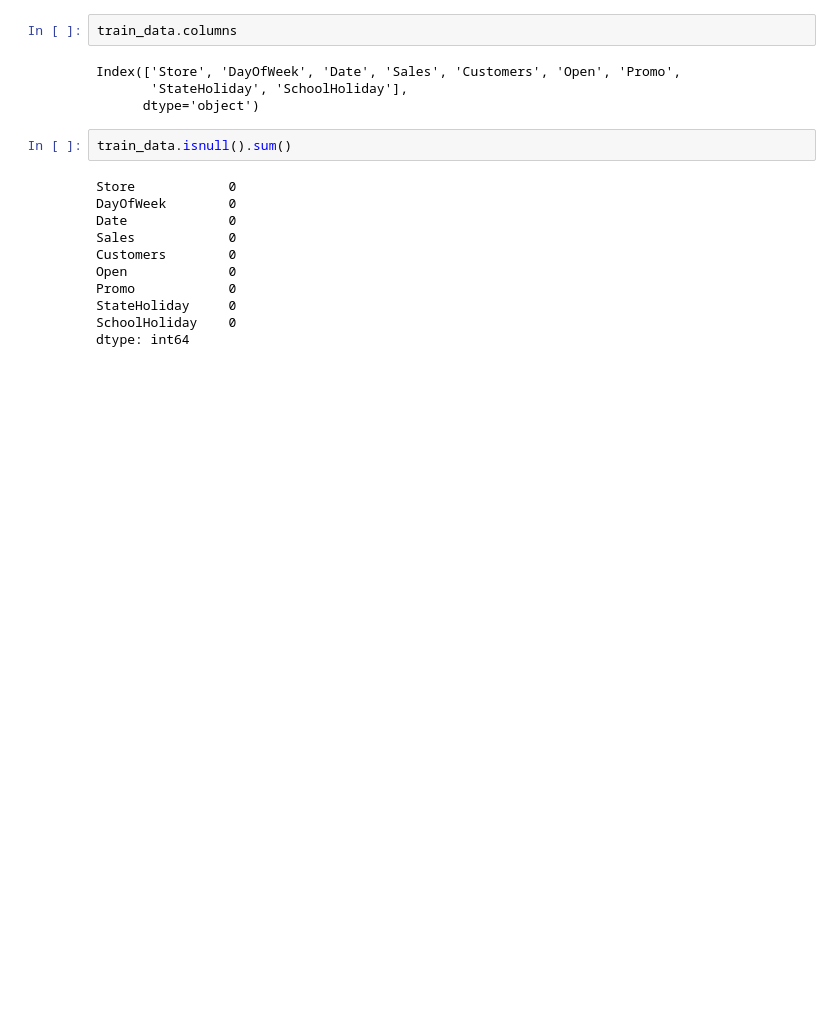
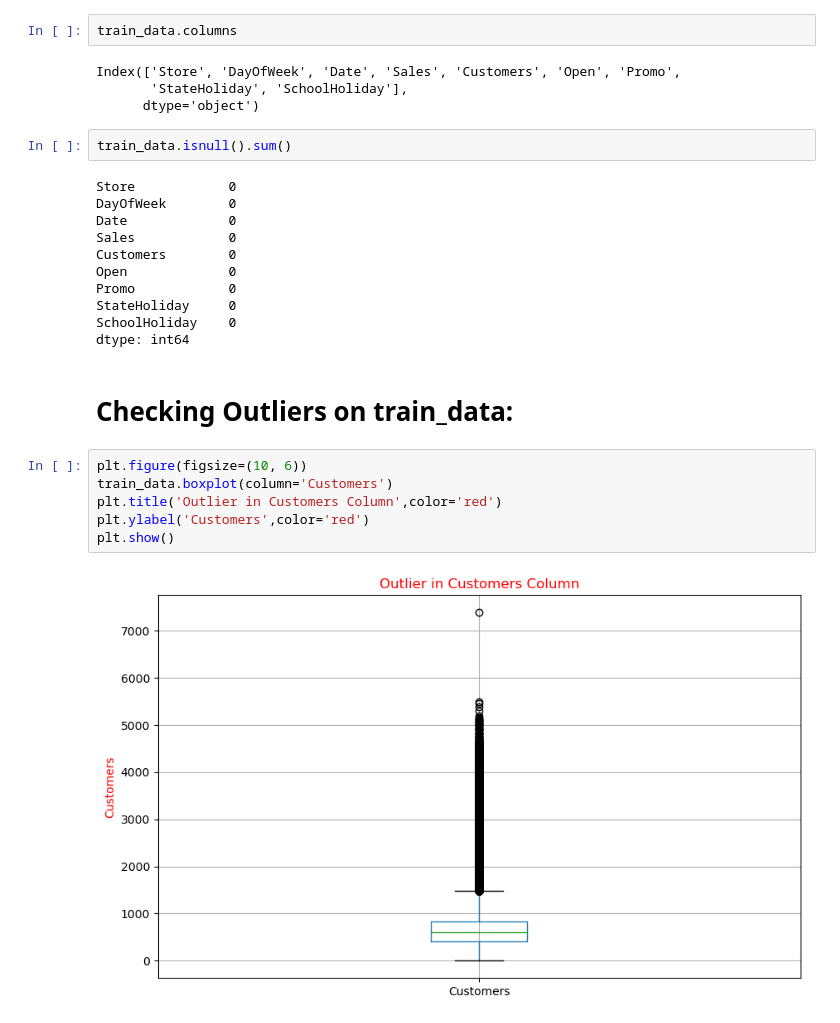
Before and after one commit to analysis86/Pharmaceutical-Sales-Prediction-Across-Multiple-Stores, a Jupyter notebook: NoteBook/Task 1- Exploration of customer purchasing behaviour.ipynb, the cells around one changed output. Drawn from its saved outputs; the diff is of its cells as text; blank space fills up the shorter version.

Commit message:
add data

```diff
--- a/NoteBook/Task 1- Exploration of customer purchasing behaviour.ipynb
+++ b/NoteBook/Task 1- Exploration of customer purchasing behaviour.ipynb
@@ -70,3 +70,13 @@ Promo            0
 StateHoliday     0
 SchoolHoliday    0
 dtype: int64
+# %% [markdown]
+# Checking Outliers on train_data:
+# %%
+plt.figure(figsize=(10, 6))
+train_data.boxplot(column='Customers')
+plt.title('Outlier in Customers Column',color='red')
+plt.ylabel('Customers',color='red')
+plt.show()
+# %% [output]
+[figure, added]
```
Also changed, not shown: parts of 32 cells of this notebook.
